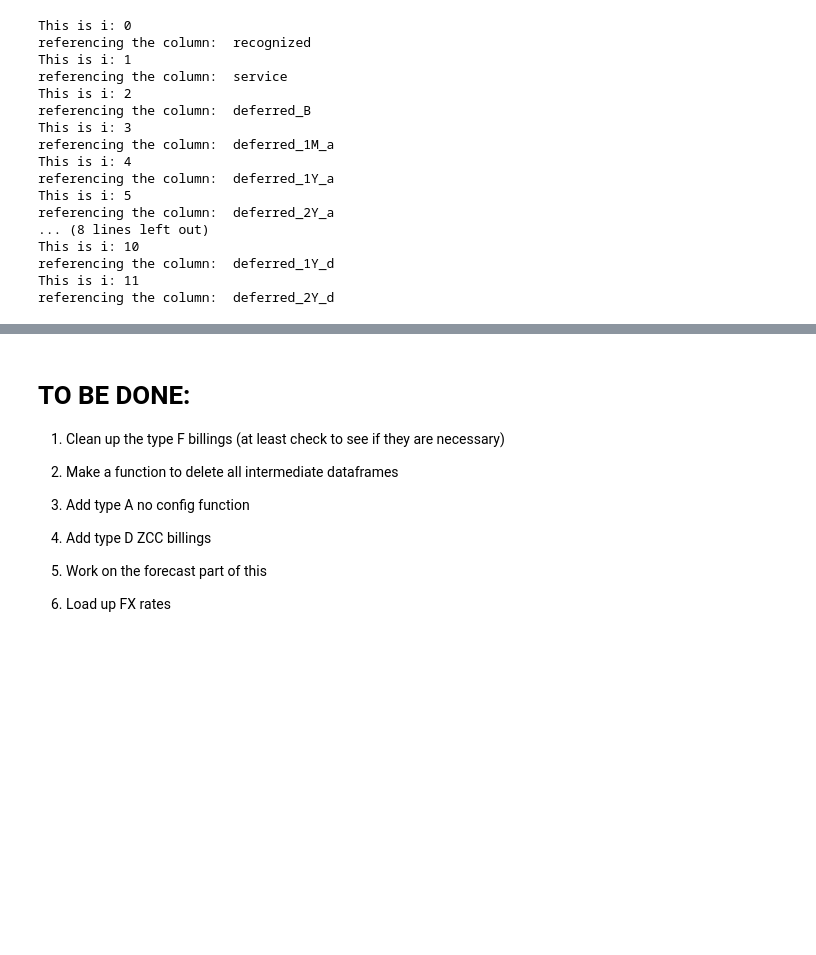
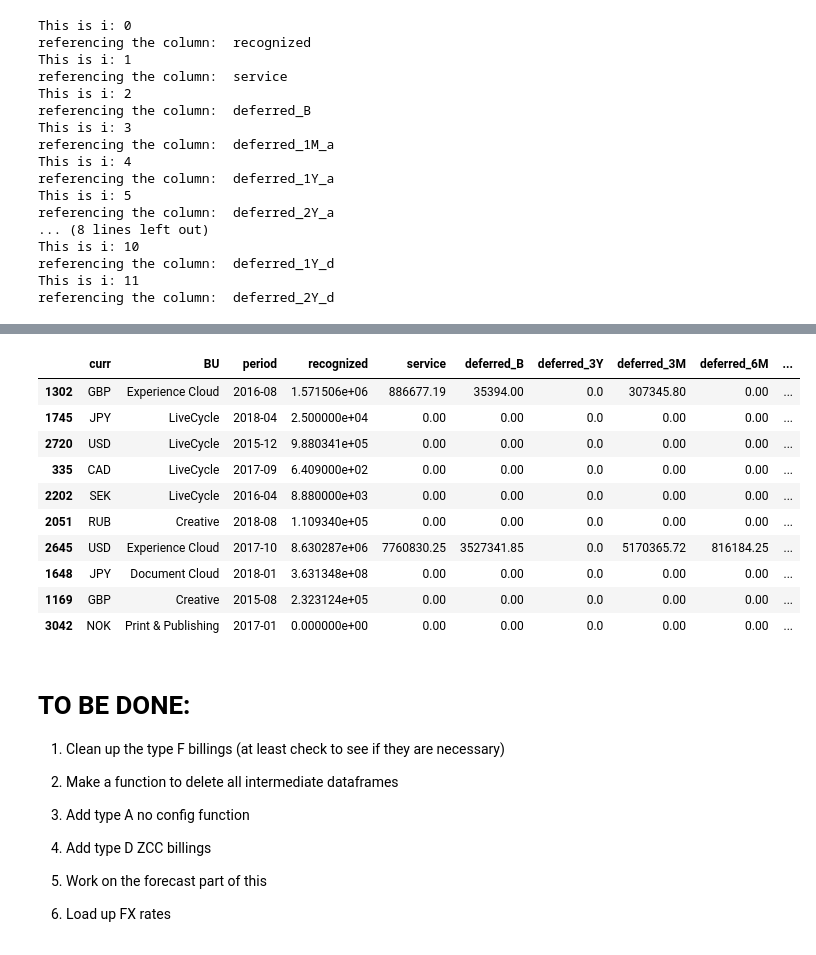
Before and after one commit to davidjsmith44/Deferred_Revenue_Forecast, a Jupyter notebook: src/deferred_all_pandas.ipynb, the cells around one changed output, grey strips where cells are left out. Drawn from its saved outputs; the diff is of its cells as text; code cells hidden in the pictures; blank space fills up the shorter version.

```diff
--- a/src/deferred_all_pandas.ipynb
+++ b/src/deferred_all_pandas.ipynb
@@ -524,6 +532,20 @@ svc                    DataFrame          Document Currency  <...>\n[844 rows x
 test1                  DataFrame         Document Currency   <...>\n[3382 rows x 5 columns]
 vc                     Series       USD    7791\nEUR    5291\<...>nt Currency, dtype: int64
 what_is_BT             DataFrame         Document Currency   <...>               13440.00
+# %%
+df.sample(10)
+# %% [output]
+|  | curr | BU | period | recognized | service | deferred_B | deferred_3Y | deferred_3M | deferred_6M | ... |
+| 1302 | GBP | Experience Cloud | 2016-08 | 1.571506e+06 | 886677.19 | 35394.00 | 0.0 | 307345.80 | 0.00 | ... |
+| 1745 | JPY | LiveCycle | 2018-04 | 2.500000e+04 | 0.00 | 0.00 | 0.0 | 0.00 | 0.00 | ... |
+| 2720 | USD | LiveCycle | 2015-12 | 9.880341e+05 | 0.00 | 0.00 | 0.0 | 0.00 | 0.00 | ... |
+| 335 | CAD | LiveCycle | 2017-09 | 6.409000e+02 | 0.00 | 0.00 | 0.0 | 0.00 | 0.00 | ... |
+| 2202 | SEK | LiveCycle | 2016-04 | 8.880000e+03 | 0.00 | 0.00 | 0.0 | 0.00 | 0.00 | ... |
+| 2051 | RUB | Creative | 2018-08 | 1.109340e+05 | 0.00 | 0.00 | 0.0 | 0.00 | 0.00 | ... |
+| 2645 | USD | Experience Cloud | 2017-10 | 8.630287e+06 | 7760830.25 | 3527341.85 | 0.0 | 5170365.72 | 816184.25 | ... |
+| 1648 | JPY | Document Cloud | 2018-01 | 3.631348e+08 | 0.00 | 0.00 | 0.0 | 0.00 | 0.00 | ... |
+| 1169 | GBP | Creative | 2015-08 | 2.323124e+05 | 0.00 | 0.00 | 0.0 | 0.00 | 0.00 | ... |
+| 3042 | NOK | Print & Publishing | 2017-01 | 0.000000e+00 | 0.00 | 0.00 | 0.0 | 0.00 | 0.00 | ... |
 # %% [markdown]
 # TO BE DONE:
 
```
Also changed, not shown: parts of 62 cells of this notebook, 1 other file.
